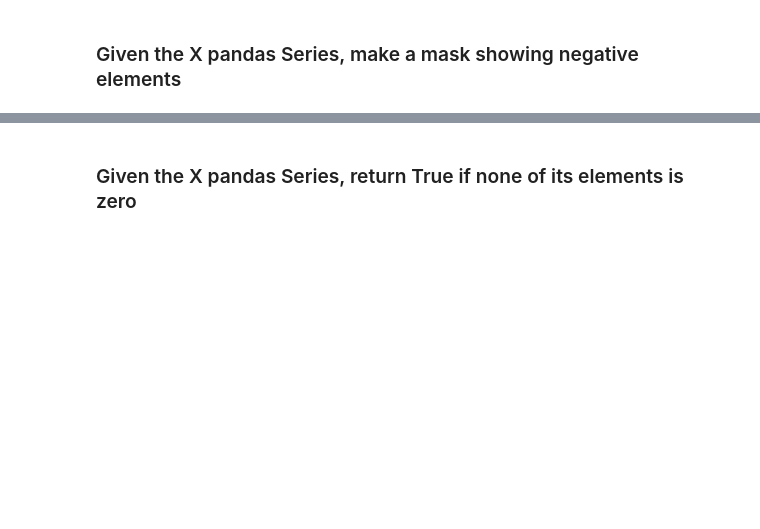
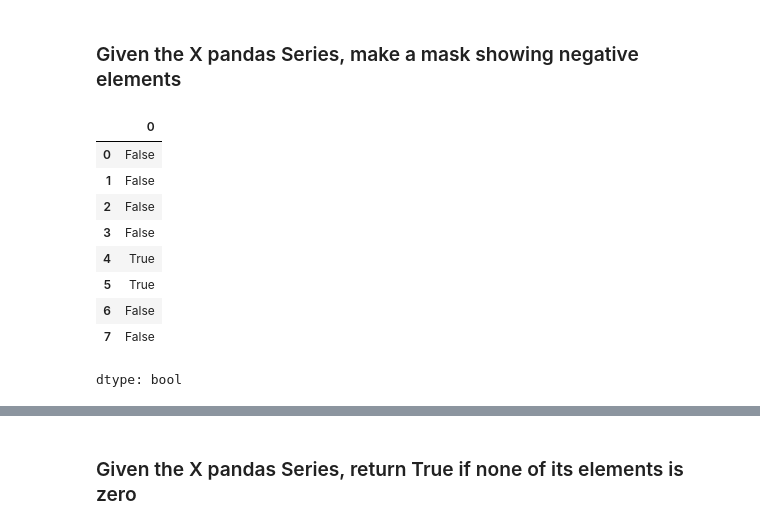
Before and after one commit to Ishan1818/data.analysis.colab, a Jupyter notebook: 2 - Pandas Series exercises.ipynb, the cells around one changed output, grey strips where cells are left out. Saved outputs shown, nothing was run; the diff lists cells and outputs as text; code cells hidden in the pictures; blank space fills up the shorter version.

```diff
--- a/2 - Pandas Series exercises.ipynb
+++ b/2 - Pandas Series exercises.ipynb
@@ -252,3 +337,18 @@ X + 5
+# %%
+X = pd.Series([1,2,4,5,-4,-2,7,8])
+mask = X < 0
+mask
+# %% [output]
+|  | 0 |
+| 0 | False |
+| 1 | False |
+| 2 | False |
+| 3 | False |
+| 4 | True |
+| 5 | True |
+| 6 | False |
+| 7 | False |
+dtype: bool
 # %%
 X = pd.Series([-1,2,0,-4,5,6,0,0,-9,10])
 
```
Also changed, not shown: parts of 45 cells of this notebook.
